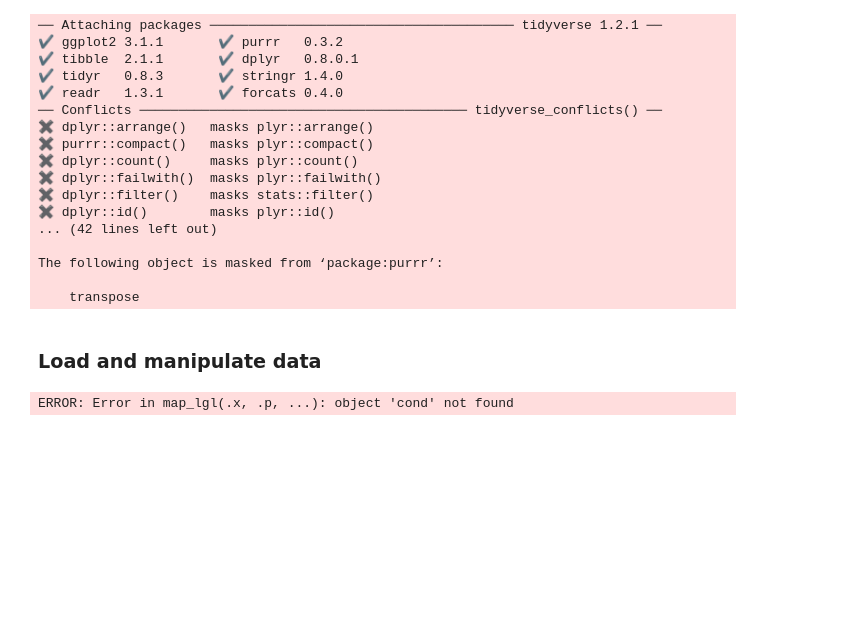
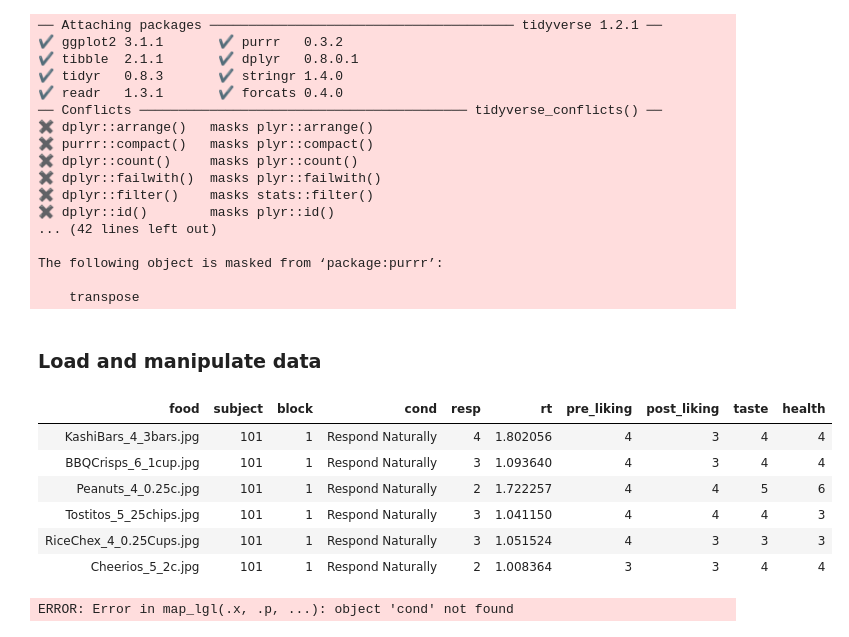
Before and after one commit to danieljwilson/cogReg_fMRI, a Jupyter notebook: 3_experiment/3_3_data_analysis/fr_results_behavioral.ipynb, the cells around one changed output. Saved outputs shown, nothing was run; the diff lists cells and outputs as text; code cells hidden in the pictures; blank space fills up the shorter version.

```diff
--- a/3_experiment/3_3_data_analysis/fr_results_behavioral.ipynb
+++ b/3_experiment/3_3_data_analysis/fr_results_behavioral.ipynb
@@ -48,6 +48,16 @@ The following object is masked from ‘package:purrr’:
 # Load Data
 load("data/FoodRegfMRI_dt.RData")
 dt = full_dt
+# %%
+head(dt)
+# %% [output]
+| food | subject | block | cond | resp | rt | pre_liking | post_liking | taste | health |
+| KashiBars_4_3bars.jpg | 101 | 1 | Respond Naturally | 4 | 1.802056 | 4 | 3 | 4 | 4 |
+| BBQCrisps_6_1cup.jpg | 101 | 1 | Respond Naturally | 3 | 1.093640 | 4 | 3 | 4 | 4 |
+| Peanuts_4_0.25c.jpg | 101 | 1 | Respond Naturally | 2 | 1.722257 | 4 | 4 | 5 | 6 |
+| Tostitos_5_25chips.jpg | 101 | 1 | Respond Naturally | 3 | 1.041150 | 4 | 4 | 4 | 3 |
+| RiceChex_4_0.25Cups.jpg | 101 | 1 | Respond Naturally | 3 | 1.051524 | 4 | 3 | 3 | 3 |
+| Cheerios_5_2c.jpg | 101 | 1 | Respond Naturally | 2 | 1.008364 | 3 | 3 | 4 | 4 |
 # %%
 # add some columns and center predictors, remove NA rows
 dt = process_data_table(dt)
```
Also changed, not shown: 7 other files.
